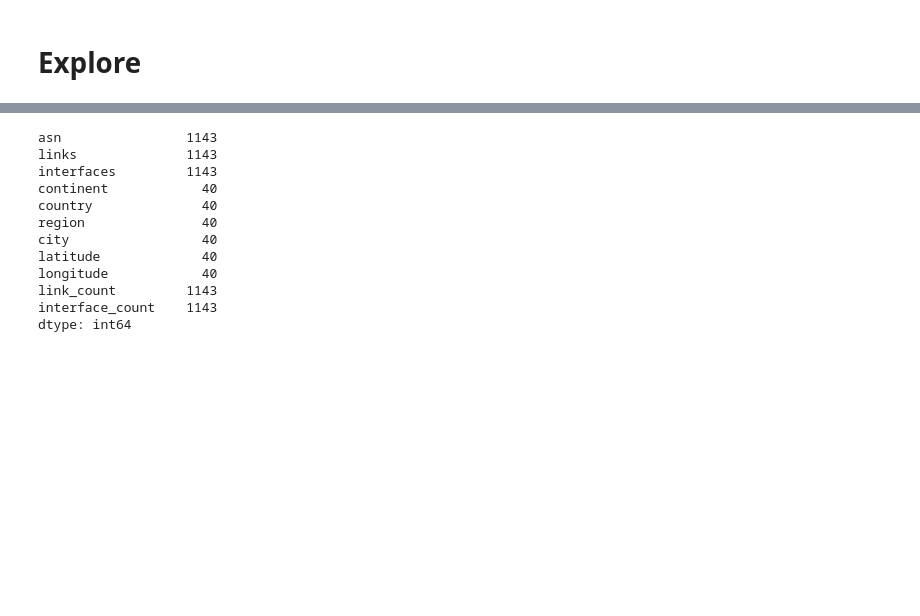
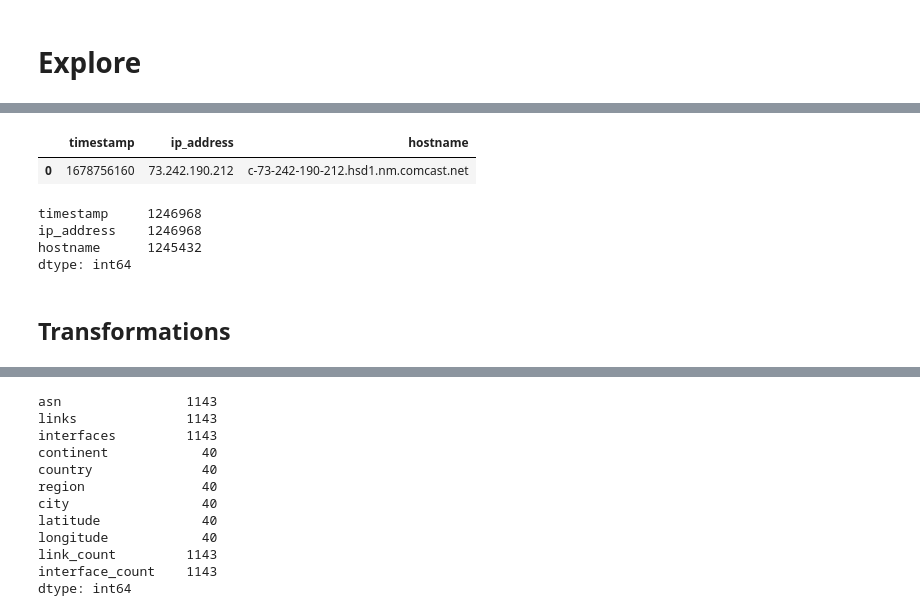
Before and after one commit to auto-d/itdk_eda, a Jupyter notebook: itdk_analysis.ipynb, the cells around one changed output, grey strips where cells are left out. Drawn from its saved outputs; the diff is of its cells as text; code cells hidden in the pictures; blank space fills up the shorter version.

```diff
--- a/itdk_analysis.ipynb
+++ b/itdk_analysis.ipynb
@@ -538,4 +596,18 @@ df_node.count()
 dtype: int64
+# %%
+df_dns.head(1)
+# %% [output]
+|  | timestamp | ip_address | hostname |
+| 0 | 1678756160 | 73.242.190.212 | c-73-242-190-212.hsd1.nm.comcast.net |
+# %%
+df_dns.count()
+# %% [output]
+timestamp     1246968
+ip_address    1246968
+hostname      1245432
+dtype: int64
+# %% [markdown]
+## Transformations
 # %%
 len(df_as['asn'].unique())
 # %% [output]
```
Also changed, not shown: parts of 22 cells of this notebook.
